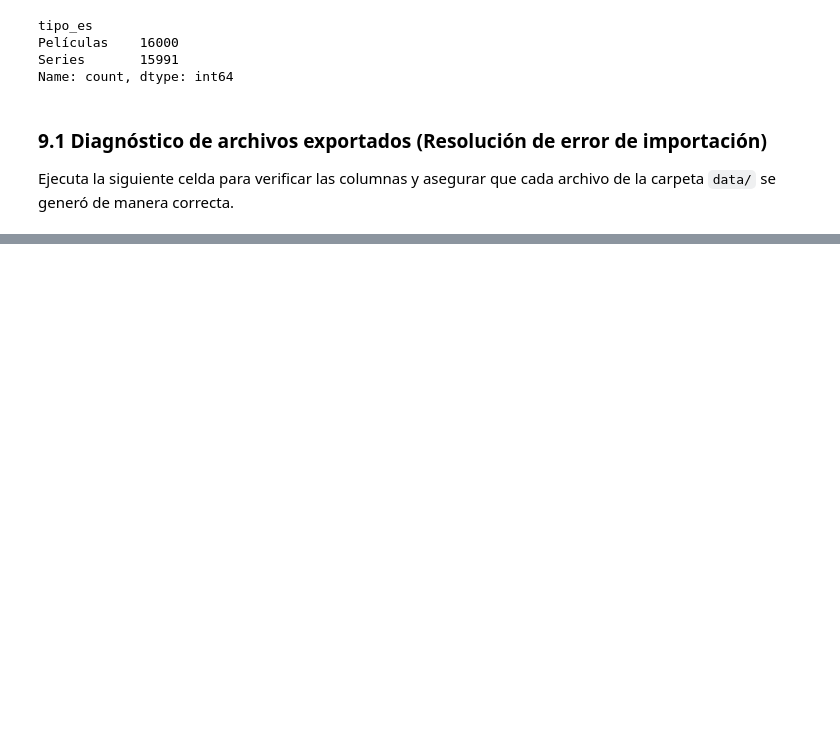
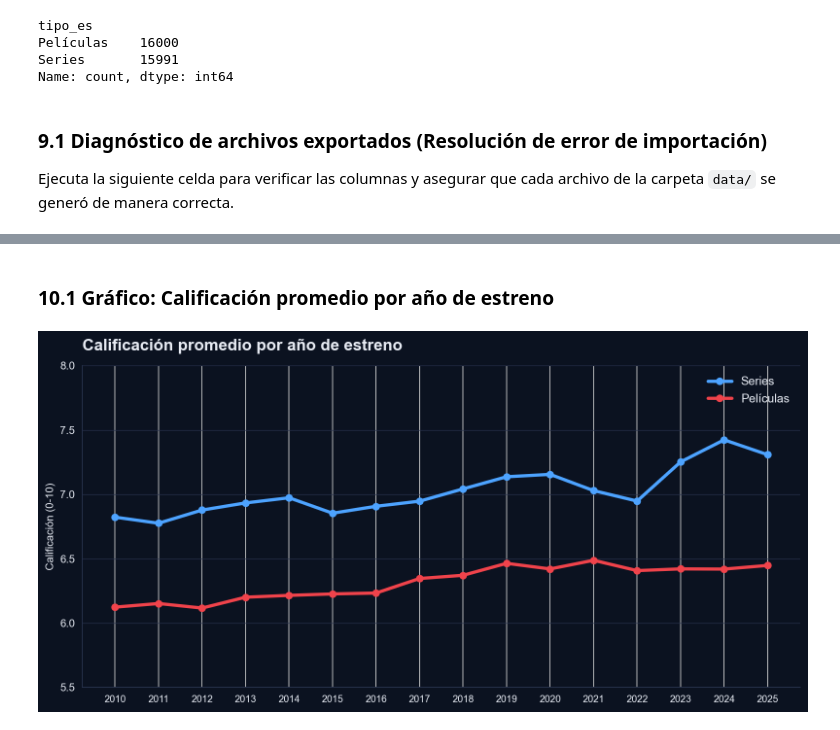
Before and after one commit to sebastiangome/Evaluaci-n-Parcial-II-Encargo-integrador, a Jupyter notebook: StreamView_Analytics_proyecto/proj/notebooks/EP2_Encargo_StreamView_corregido.ipynb, the cells around one changed output, grey strips where cells are left out. Cells and saved outputs as stored; diff of their text form; code cells hidden in the pictures; blank space fills up the shorter version.

```diff
--- a/StreamView_Analytics_proyecto/proj/notebooks/EP2_Encargo_StreamView_corregido.ipynb
+++ b/StreamView_Analytics_proyecto/proj/notebooks/EP2_Encargo_StreamView_corregido.ipynb
@@ -711,0 +784,39 @@ Primeras 3 columnas: ['show_id', 'type', 'title'] ... y 17 columnas más.
+# %% [markdown]
+### 10.1 Gráfico: Calificación promedio por año de estreno
+# %%
+import os
+import pandas as pd
+import matplotlib.pyplot as plt
+
+os.makedirs(IMG_DIR, exist_ok=True)
+BG, TX, GR, RED, BL = '#0B1220', '#E8ECF4', '#2A3550', '#F0434B', '#4DA3FF'
+plt.rcParams.update({'text.color': TX, 'axes.labelcolor': TX, 'xtick.color': TX, 'ytick.color': TX})
+
+def base(w, h):
+    f, a = plt.subplots(figsize=(w, h), dpi=160)
+    f.patch.set_facecolor(BG); a.set_facecolor(BG)
+    for s in ['top', 'right']: a.spines[s].set_visible(False)
+    for s in ['left', 'bottom']: a.spines[s].set_color(GR)
+    return f, a
+
+df = pd.read_csv(f'{DATA_DIR}/catalogo_clean_dashboard.csv')
+r = df[(df.vote_count > 0) & df.release_year.between(2010, 2025)]
+
+# Gráfico 1: Calificación promedio por año
+p_cal = r.pivot_table(index='release_year', columns='type', values='vote_average', aggfunc='mean')
+f1, a1 = base(10, 5)
+a1.grid(axis='y', color=GR, lw=.6)
+a1.set_axisbelow(True)
+a1.plot(p_cal.index, p_cal['TV Show'], color=BL, lw=3, marker='o', label='Series')
+a1.plot(p_cal.index, p_cal['Movie'], color=RED, lw=3, marker='o', label='Películas')
+a1.set_xticks(p_cal.index)
+a1.tick_params(axis='x', labelsize=9)
+a1.set_ylabel('Calificación (0-10)')
+a1.set_title('Calificación promedio por año de estreno', loc='left', fontsize=15, fontweight='bold', pad=14)
+a1.set_ylim(5.5, 8)
+a1.legend(frameon=False, fontsize=11)
+f1.tight_layout()
+f1.savefig(f'{IMG_DIR}/h1_calificacion_por_anio.png', facecolor=BG)
+plt.show()
+# %% [output]
+[figure, added]
```
Also changed, not shown: parts of 22 cells of this notebook, 9 other files.
